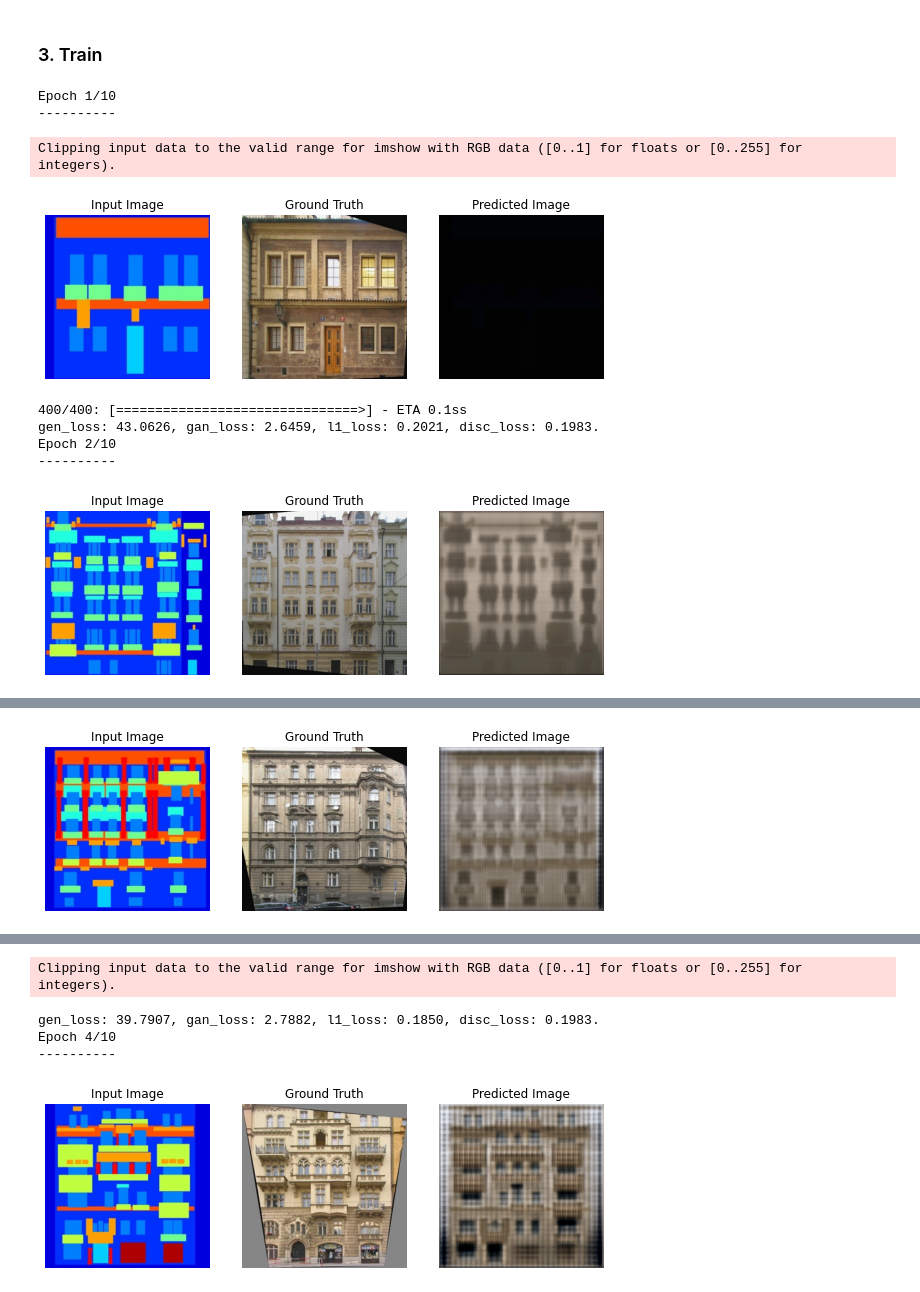
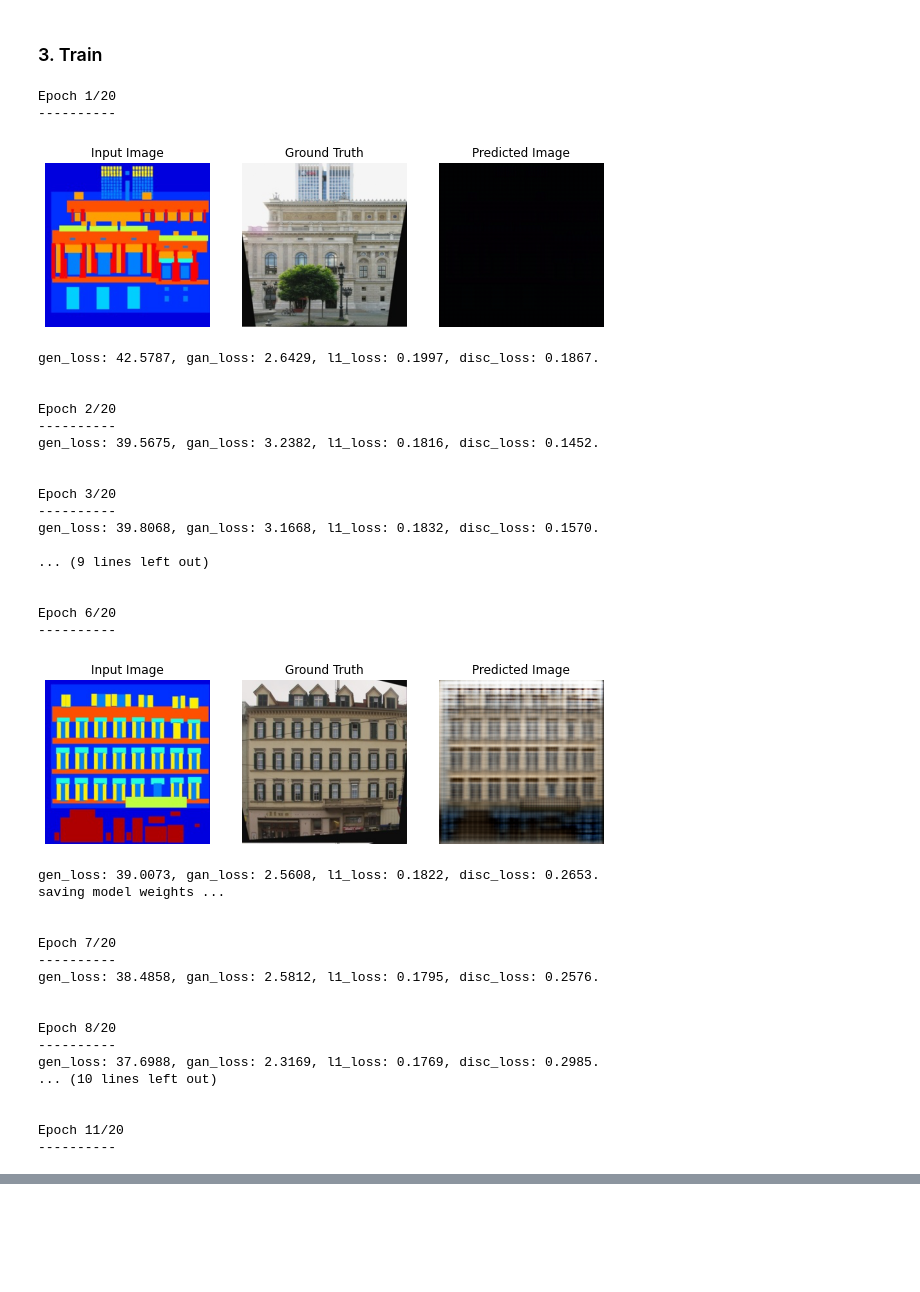
Before and after one commit to hugoartigas/pix2pix, a Jupyter notebook: train.ipynb, the cells around one changed output, grey strips where cells are left out. Drawn from its saved outputs; the diff is of its cells as text; code cells hidden in the pictures; blank space fills up the shorter version.

```diff
--- a/train.ipynb
+++ b/train.ipynb
@@ -23,19 +23,48 @@ p2p = model.Pix2Pix().to(utils.device)
 ### 3. Train
 # %%
 utils.train(model = p2p,
-            n_epochs = 10,
-            display_step = 1,
-            save_step = 1,
+            n_epochs = 20,
+            display_step = 5,
+            save_step = 5,
             dataloaders = dataloaders,
             lr = 2e-4,
             lbd = 200)
 # %% [output]
-Epoch 1/10
+Epoch 1/20
 ----------
+[figure, new version]
-Clipping input data to the valid range for imshow with RGB data ([0..1] for floats or [0..255] for integers).
+gen_loss: 42.5787, gan_loss: 2.6429, l1_loss: 0.1997, disc_loss: 0.1867.
+
+
+Epoch 2/20
+----------
+gen_loss: 39.5675, gan_loss: 3.2382, l1_loss: 0.1816, disc_loss: 0.1452.
+
+
+Epoch 3/20
+----------
+gen_loss: 39.8068, gan_loss: 3.1668, l1_loss: 0.1832, disc_loss: 0.1570.
+
+... (9 lines left out)
+
+
+Epoch 6/20
+----------
-[figure, old version]
+[figure, new version]
-400/400: [===============================>] - ETA 0.1ss
-gen_loss: 43.0626, gan_loss: 2.6459, l1_loss: 0.2021, disc_loss: 0.1983.
-Epoch 2/10
+gen_loss: 39.0073, gan_loss: 2.5608, l1_loss: 0.1822, disc_loss: 0.2653.
+saving model weights ...
+
+
+Epoch 7/20
 ----------
+gen_loss: 38.4858, gan_loss: 2.5812, l1_loss: 0.1795, disc_loss: 0.2576.
+
+
+Epoch 8/20
+----------
+gen_loss: 37.6988, gan_loss: 2.3169, l1_loss: 0.1769, disc_loss: 0.2985.
+... (10 lines left out)
+
+
+Epoch 11/20
+----------
-[figure, old version]
@@ -46 +88,0 @@ Epoch 3/10
-[figure, old version]
@@ -48,5 +106,0 @@ Epoch 3/10
-Clipping input data to the valid range for imshow with RGB data ([0..1] for floats or [0..255] for integers).
-gen_loss: 39.7907, gan_loss: 2.7882, l1_loss: 0.1850, disc_loss: 0.1983.
-Epoch 4/10
-----------
-[figure, old version]
```
Also changed, not shown: parts of 1 cell of this notebook.
